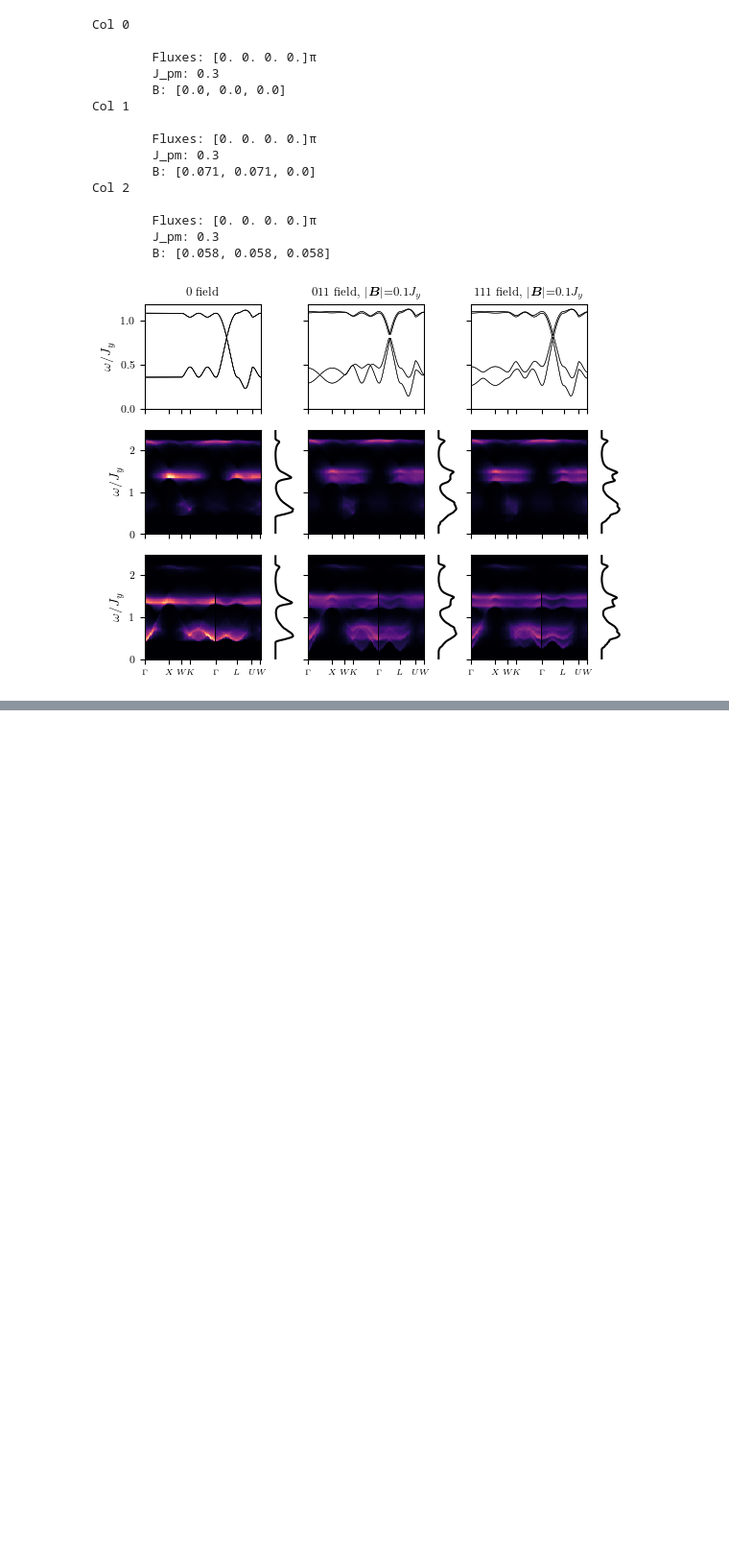
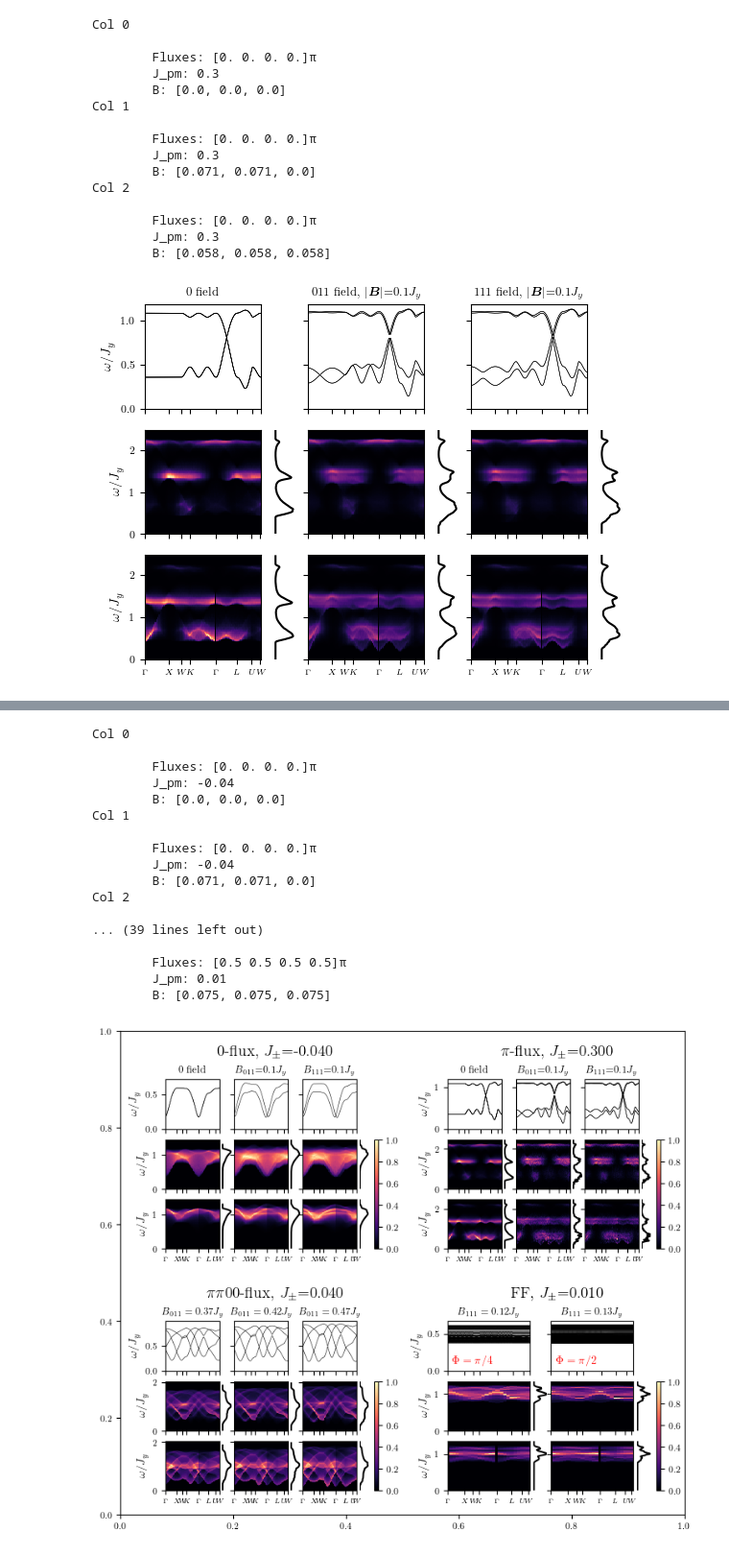
Before and after one commit to Spuriosity1/qsi-spinon-gmft, a Jupyter notebook: plot_pretty.ipynb, the cells around one changed output, grey strips where cells are left out. Shown at 96% size. Cells and saved outputs as stored; diff of their text form; code cells hidden in the pictures; blank space fills up the shorter version.

```diff
--- a/plot_pretty.ipynb
+++ b/plot_pretty.ipynb
@@ -544,3 +553,24 @@ fig, Ax = plot_all(settings_FF)
+# %%
+def parse_filestring(list_of_names):
+    results = {}
+    for name in list_of_names:
+        tokens = name.split("?")
+        for t in tokens:
+            if len(t) > 3:
+                k,v = t.split("=")
+                if k in results:
+                    results[k] += [v]
+                else:
+                    results[k] = [v]
+    return results
+
+def get_Jpm(set_of_files):
+    res = parse_filestring(set_of_files)["J_pm"]
+    Jpm = res[0]
+    for r in res:
+        assert(r == Jpm)
+
+    return Jpm
 # %%
 fig = plt.figure(figsize=(7, 6))
 subfigs = fig.subfigures(2, 2, wspace=0.0, hspace=0)
@@ -570,36 +600,55 @@ titles_FF = [
 
 # titles_FF = [
 #     r"$B_{111}=%.2f J_y,~\Phi=\frac{\pi}{6}$"% parsinate_B(settings_FF[0]),
 #     r"$B_{111}=%.2f J_y,~\Phi=\frac{\pi}{4}$"% parsinate_B(settings_FF[1])
 # ]
 
 plot_all(settings_0flux, titles_0fl, fig=subfigs[0][0])
 plot_all(settings_piflux, titles_pifl, fig=subfigs[0][1])
 plot_all(settings_pipi00, titles_pi0fl, fig=subfigs[1][0])
 _, ax_ff = plot_all(settings_FF, titles_FF, fig=subfigs[1][1])
 
 for r in subfigs:
     for f in r:
         f.subplots_adjust(wspace=0.08, top=0.8, left=0.16, right=0.88, bottom=0.1)
 
         cax = f.add_axes([0.9,0.1,0.015,0.45])
         f.colorbar(matplotlib.cm.ScalarMappable(cmap=cmap), orientation='vertical', cax=cax)
 
 
 subfigs[1][1]
 
 hpos= 0.55
 vpos = 0.9
-subfigs[0][0].text(hpos,vpos, r"0-flux, $J_\pm$=-0.04", horizontalalignment="center", fontsize=14)
-subfigs[0][1].text(hpos,vpos, r"$\pi$-flux, $J_\pm$=0.3", horizontalalignment="center", fontsize=14)
-subfigs[1][0].text(hpos,vpos, r"$\pi\pi00$-flux, $J_\pm$=-0.04", horizontalalignment="center", fontsize=14)
-subfigs[1][1].text(hpos,vpos, r"FF, $J_\pm$=-0.03", horizontalalignment="center", fontsize=14)
+subfigs[0][0].text(hpos,vpos, r"0-flux, $J_\pm$="+get_Jpm(settings_0flux), horizontalalignment="center", fontsize=14)
+subfigs[0][1].text(hpos,vpos, r"$\pi$-flux, $J_\pm$="+get_Jpm(settings_piflux), horizontalalignment="center", fontsize=14)
+subfigs[1][0].text(hpos,vpos, r"$\pi\pi00$-flux, $J_\pm$="+get_Jpm(settings_pipi00), horizontalalignment="center", fontsize=14)
+subfigs[1][1].text(hpos,vpos, r"FF, $J_\pm$="+get_Jpm(settings_FF), horizontalalignment="center", fontsize=14)
 
-ax_ff[0][0].text(0.2,0.1,r"$\Phi={\pi}/{6}$", color='red')
-ax_ff[0][2].text(0.2,0.1,r"$\Phi={\pi}/{4}$", color='red')
+ax_ff[0][0].text(0.2,0.1,r"$\Phi={\pi}/{4}$", color='red')
+ax_ff[0][2].text(0.2,0.1,r"$\Phi={\pi}/{2}$", color='red')
 
 fig.tight_layout()
 
 fig.savefig(SAVEPATH+"/grand-unified-spinons.pdf", dpi=300)
 
 fig.add_axes([0,0,1,1]).patch.set_alpha(0)
+# %% [output]
+Col 0
+
+        Fluxes: [0. 0. 0. 0.]π
+        J_pm: -0.04
+        B: [0.0, 0.0, 0.0]
+Col 1
+
+        Fluxes: [0. 0. 0. 0.]π
+        J_pm: -0.04
+        B: [0.071, 0.071, 0.0]
+Col 2
+
+... (39 lines left out)
+
+        Fluxes: [0.5 0.5 0.5 0.5]π
+        J_pm: 0.01
+        B: [0.075, 0.075, 0.075]
+[figure, added]
```
Also changed, not shown: parts of 10 cells of this notebook, 2 other files.
